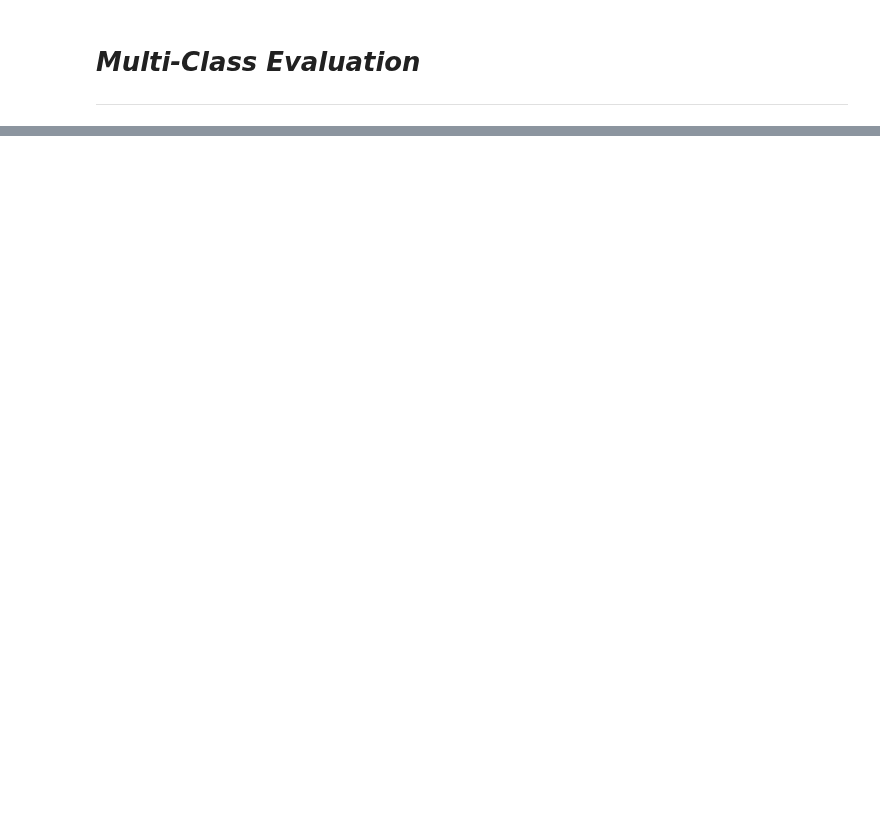
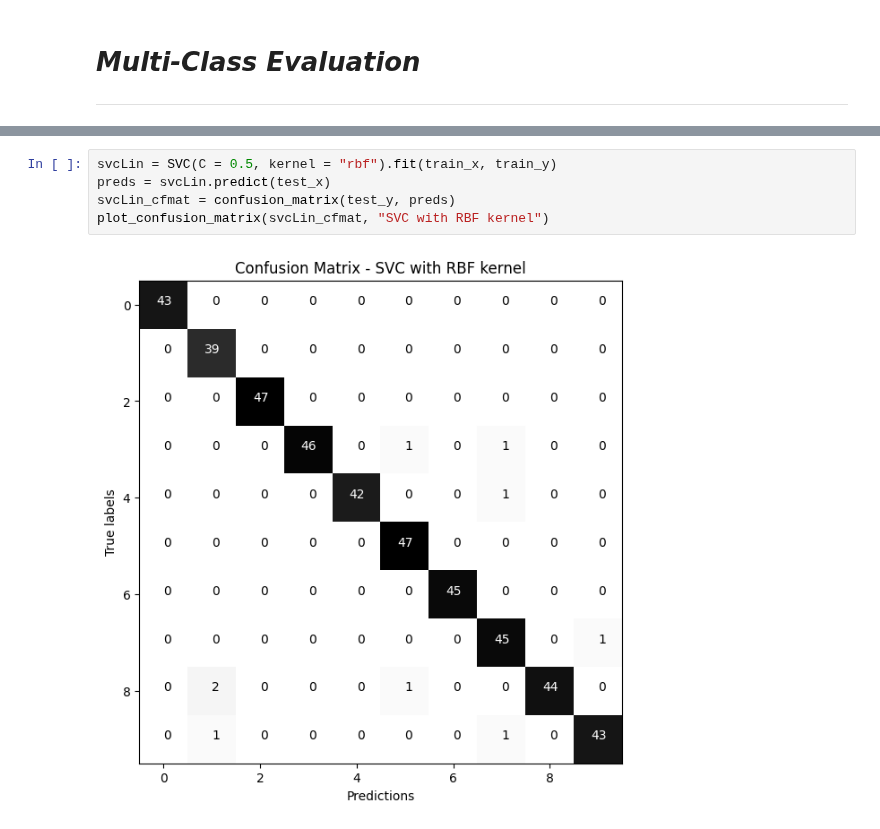
Before and after one commit to anoban/Applied-Machine-Learning-in-Python, a Jupyter notebook: anoban/Multi-Class Evaluation.ipynb, the cells around one changed output, grey strips where cells are left out. Drawn from its saved outputs; the diff is of its cells as text; blank space fills up the shorter version.

```diff
--- a/anoban/Multi-Class Evaluation.ipynb
+++ b/anoban/Multi-Class Evaluation.ipynb
@@ -19,0 +124,7 @@
+# %%
+svcLin = SVC(C = 0.5, kernel = "rbf").fit(train_x, train_y)
+preds = svcLin.predict(test_x)
+svcLin_cfmat = confusion_matrix(test_y, preds)
+plot_confusion_matrix(svcLin_cfmat, "SVC with RBF kernel")
+# %% [output]
+[figure, added]
```
Also changed, not shown: parts of 24 cells of this notebook, 2 other files.
